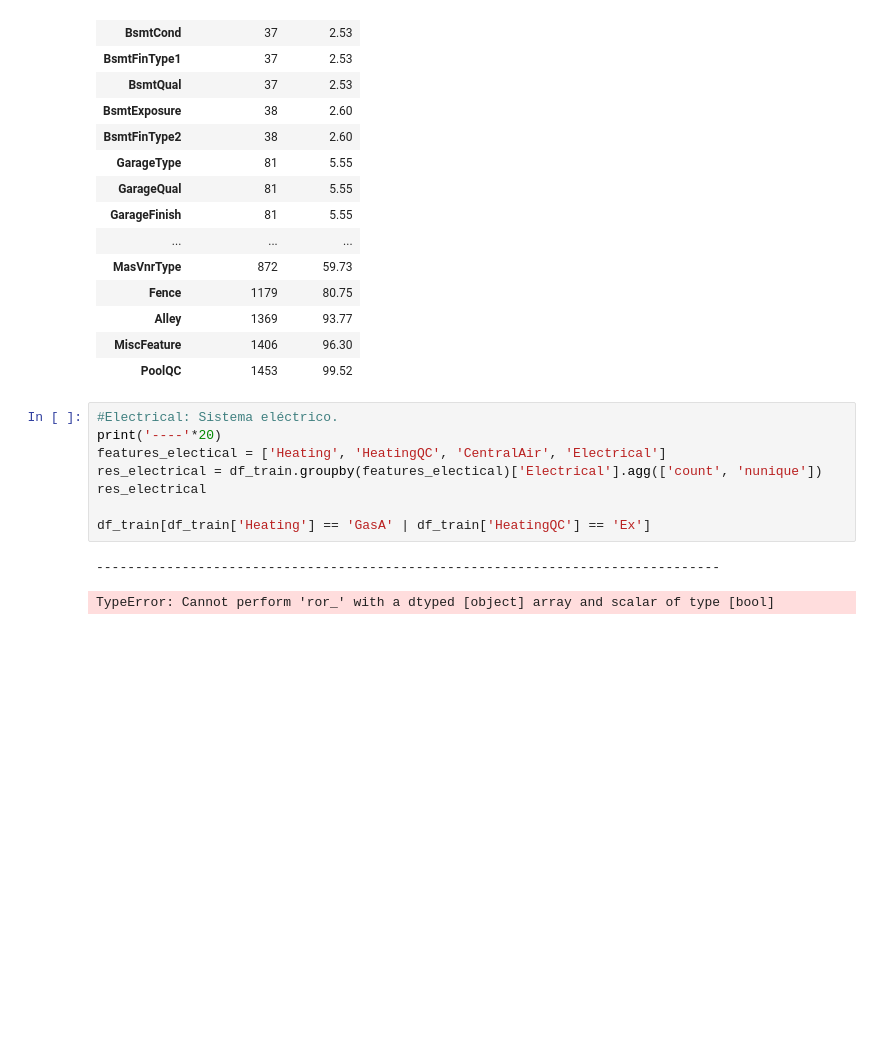
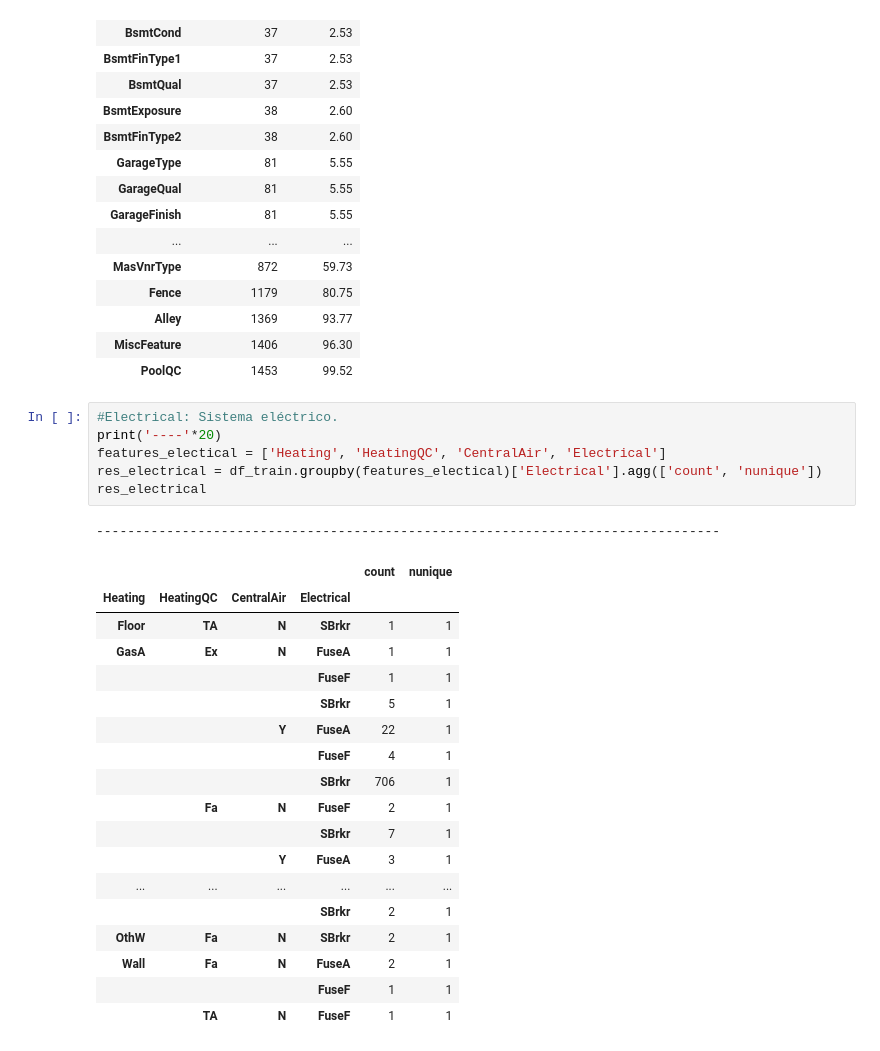
Before and after one commit to Albe036/ML-house-prices, a Jupyter notebook: notebooks/eda_001.ipynb, the cells around one changed output. Saved outputs shown, nothing was run; the diff lists cells and outputs as text; blank space fills up the shorter version.

```diff
--- a/notebooks/eda_001.ipynb
+++ b/notebooks/eda_001.ipynb
@@ -54,11 +54,26 @@ missing_data
 # %%
 #Electrical: Sistema eléctrico.
 print('----'*20)
 features_electical = ['Heating', 'HeatingQC', 'CentralAir', 'Electrical']
 res_electrical = df_train.groupby(features_electical)['Electrical'].agg(['count', 'nunique'])
 res_electrical
-
-df_train[df_train['Heating'] == 'GasA' | df_train['HeatingQC'] == 'Ex']
 # %% [output]
 --------------------------------------------------------------------------------
-TypeError: Cannot perform 'ror_' with a dtyped [object] array and scalar of type [bool]
+|  |  |  |  | count | nunique |
+| Heating | HeatingQC | CentralAir | Electrical |  |  |
+| Floor | TA | N | SBrkr | 1 | 1 |
+| GasA | Ex | N | FuseA | 1 | 1 |
+|  |  |  | FuseF | 1 | 1 |
+|  |  |  | SBrkr | 5 | 1 |
+|  |  | Y | FuseA | 22 | 1 |
+|  |  |  | FuseF | 4 | 1 |
+|  |  |  | SBrkr | 706 | 1 |
+|  | Fa | N | FuseF | 2 | 1 |
+|  |  |  | SBrkr | 7 | 1 |
+|  |  | Y | FuseA | 3 | 1 |
+| ... | ... | ... | ... | ... | ... |
+|  |  |  | SBrkr | 2 | 1 |
+| OthW | Fa | N | SBrkr | 2 | 1 |
+| Wall | Fa | N | FuseA | 2 | 1 |
+|  |  |  | FuseF | 1 | 1 |
+|  | TA | N | FuseF | 1 | 1 |
```
Also changed, not shown: 1 other file.
